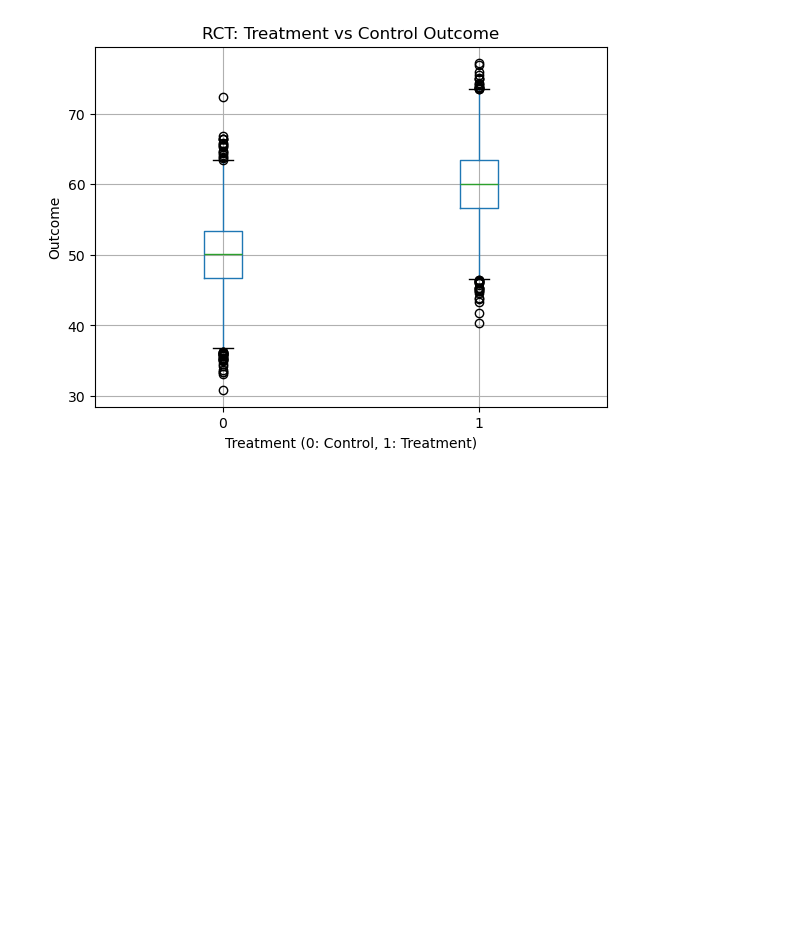
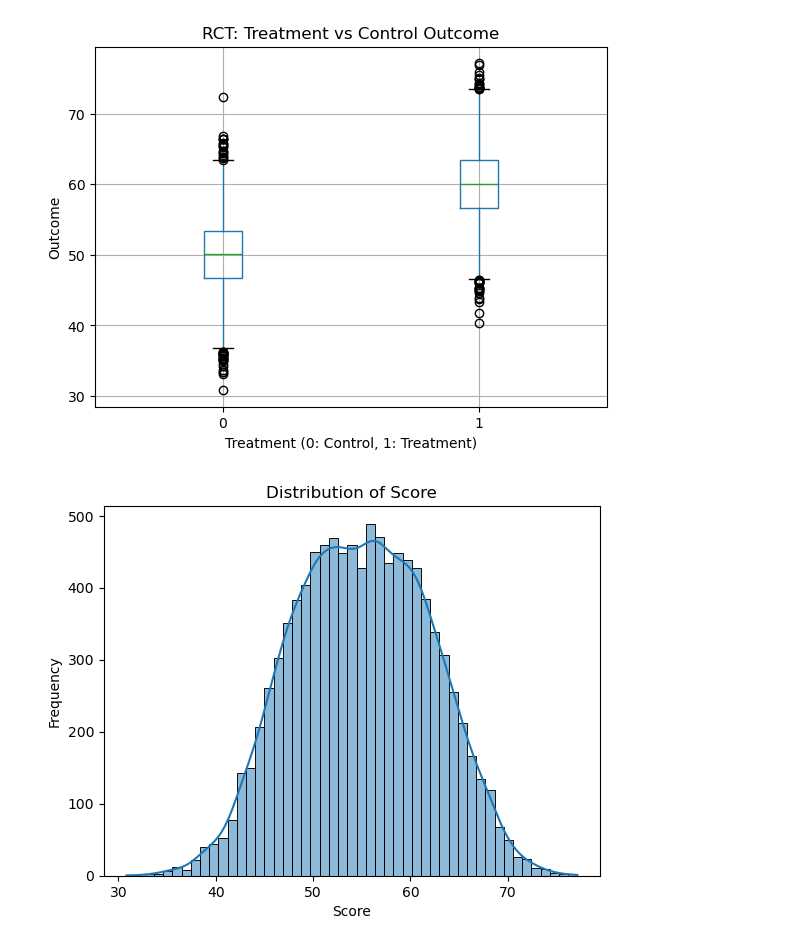
Before and after one commit to Naokiakazawa/causal_notebooks, a Jupyter notebook: 03_rct.ipynb, the cells around one changed output. Saved outputs shown, nothing was run; the diff lists cells and outputs as text; code cells hidden in the pictures; blank space fills up the shorter version.

```diff
--- a/03_rct.ipynb
+++ b/03_rct.ipynb
@@ -88,0 +91,8 @@ plt.show()
+# %%
+sns.histplot(df_rct['outcome'], kde=True)
+plt.title("Distribution of Score")
+plt.xlabel("Score")
+plt.ylabel("Frequency")
+plt.show()
+# %% [output]
+[figure, added]
```
Also changed, not shown: parts of 3 cells of this notebook, 2 other files.
